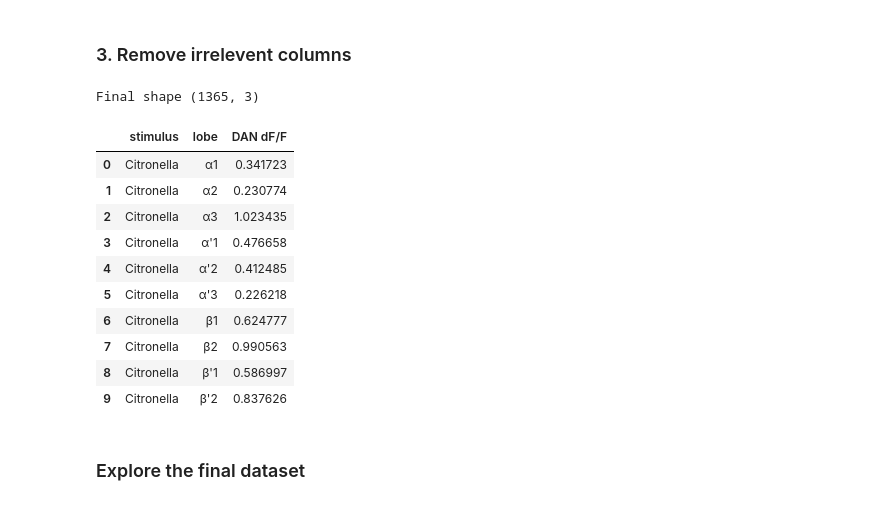
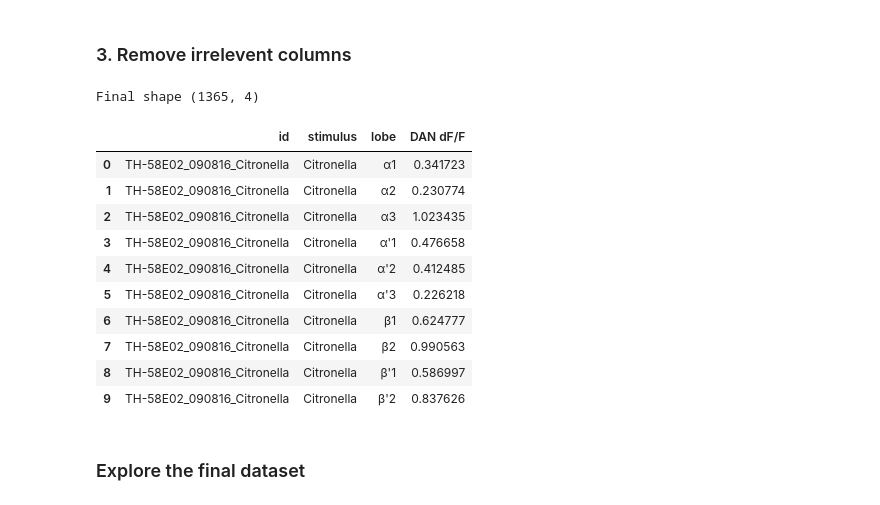
Before and after one commit to Jake-Jay/mushroom-body-models, a Jupyter notebook: notebooks/preprocess-siju.ipynb, the cells around one changed output. Saved outputs shown, nothing was run; the diff lists cells and outputs as text; code cells hidden in the pictures.

```diff
--- a/notebooks/preprocess-siju.ipynb
+++ b/notebooks/preprocess-siju.ipynb
@@ -17,7 +19,7 @@ DATA_DIR = Path('../data')
 # %% [markdown]
 ## Load Data
 # %%
-df = pd.read_pickle('siju-dataframe.pkl')
+df = pd.read_pickle(DATA_DIR /'siju-dataframe-unprocessed.pkl')
 
 original_shape = df.shape
 print(f'Dataframe shape: {original_shape}')
@@ -63,25 +65,25 @@ print(df.shape)
 # %% [markdown]
 ### 3. Remove irrelevent columns
 # %%
-df_minimal = df[['stimulus', 'greek_lobe', 'ΔF/F']]
-df_minimal.columns = ['stimulus', 'lobe', 'DAN dF/F']
+df_minimal = df[['experiment_id', 'stimulus', 'greek_lobe', 'ΔF/F']]
+df_minimal.columns = ['id', 'stimulus', 'lobe', 'DAN dF/F']
 
 print(f'Final shape {df_minimal.shape}')
 
 df_minimal.head(10)
 # %% [output]
-Final shape (1365, 3)
+Final shape (1365, 4)
-|  | stimulus | lobe | DAN dF/F |
-| 0 | Citronella | α1 | 0.341723 |
-| 1 | Citronella | α2 | 0.230774 |
-| 2 | Citronella | α3 | 1.023435 |
-| 3 | Citronella | α'1 | 0.476658 |
-| 4 | Citronella | α'2 | 0.412485 |
-| 5 | Citronella | α'3 | 0.226218 |
-| 6 | Citronella | β1 | 0.624777 |
-| 7 | Citronella | β2 | 0.990563 |
-| 8 | Citronella | β'1 | 0.586997 |
-| 9 | Citronella | β'2 | 0.837626 |
+|  | id | stimulus | lobe | DAN dF/F |
+| 0 | TH-58E02_090816_Citronella | Citronella | α1 | 0.341723 |
+| 1 | TH-58E02_090816_Citronella | Citronella | α2 | 0.230774 |
+| 2 | TH-58E02_090816_Citronella | Citronella | α3 | 1.023435 |
+| 3 | TH-58E02_090816_Citronella | Citronella | α'1 | 0.476658 |
+| 4 | TH-58E02_090816_Citronella | Citronella | α'2 | 0.412485 |
+| 5 | TH-58E02_090816_Citronella | Citronella | α'3 | 0.226218 |
+| 6 | TH-58E02_090816_Citronella | Citronella | β1 | 0.624777 |
+| 7 | TH-58E02_090816_Citronella | Citronella | β2 | 0.990563 |
+| 8 | TH-58E02_090816_Citronella | Citronella | β'1 | 0.586997 |
+| 9 | TH-58E02_090816_Citronella | Citronella | β'2 | 0.837626 |
 # %% [markdown]
 ### Explore the final dataset
 # %%
```
Also changed, not shown: parts of 13 cells of this notebook, 11 other files.
